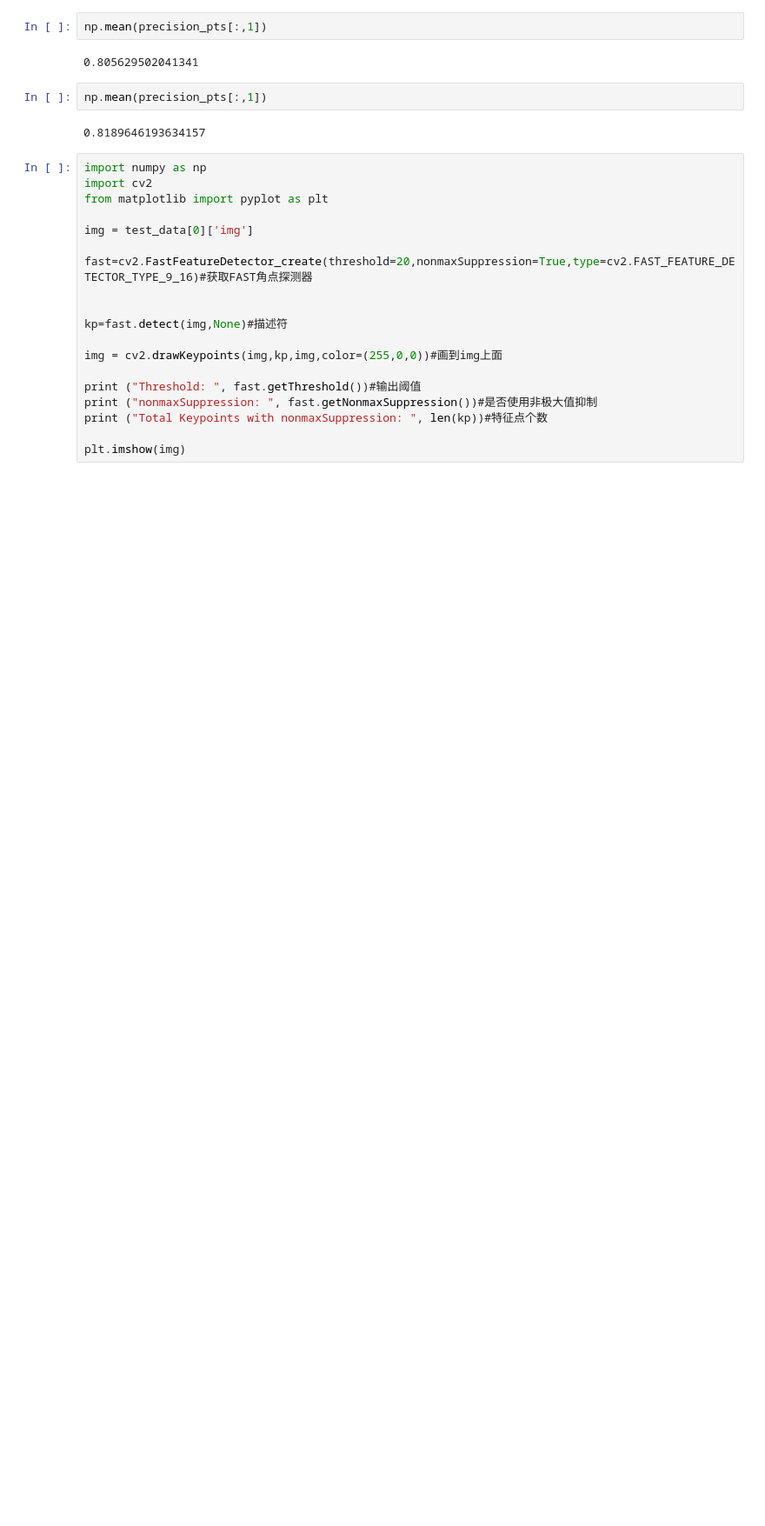
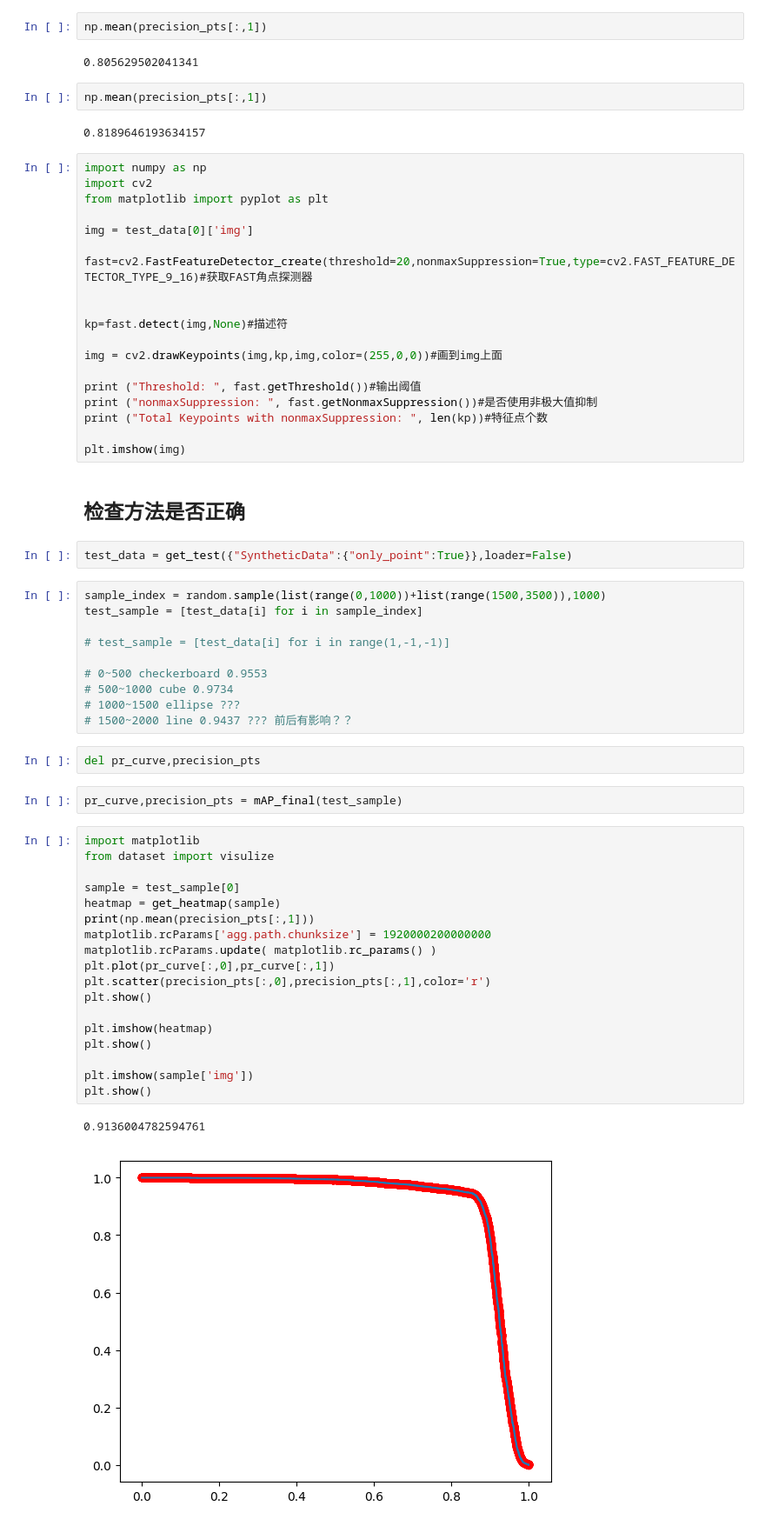
Before and after one commit to luo3300612/mySuperPoint, a Jupyter notebook: superpoint/ipy_notebook/magic_point_compare_to_traditional_method.ipynb, the cells around one changed output. Shown at 87% size. Cells and saved outputs as stored; diff of their text form; blank space fills up the shorter version.

```diff
--- a/superpoint/ipy_notebook/magic_point_compare_to_traditional_method.ipynb
+++ b/superpoint/ipy_notebook/magic_point_compare_to_traditional_method.ipynb
@@ -463,3 +469,42 @@ print ("nonmaxSuppression: ", fast.getNonmaxSuppression())#是否使用非极大
 print ("Total Keypoints with nonmaxSuppression: ", len(kp))#特征点个数
 
 plt.imshow(img)
+# %% [markdown]
+## 检查方法是否正确
+# %%
+test_data = get_test({"SyntheticData":{"only_point":True}},loader=False)
+# %%
+sample_index = random.sample(list(range(0,1000))+list(range(1500,3500)),1000)
+test_sample = [test_data[i] for i in sample_index]
+
+# test_sample = [test_data[i] for i in range(1,-1,-1)]
+
+# 0~500 checkerboard 0.9553
+# 500~1000 cube 0.9734
+# 1000~1500 ellipse ???
+# 1500~2000 line 0.9437 ??? 前后有影响？？
+# %%
+del pr_curve,precision_pts
+# %%
+pr_curve,precision_pts = mAP_final(test_sample)
+# %%
+import matplotlib
+from dataset import visulize
+
+sample = test_sample[0]
+heatmap = get_heatmap(sample)
+print(np.mean(precision_pts[:,1]))
+matplotlib.rcParams['agg.path.chunksize'] = 1920000200000000
+matplotlib.rcParams.update( matplotlib.rc_params() )
+plt.plot(pr_curve[:,0],pr_curve[:,1])
+plt.scatter(precision_pts[:,0],precision_pts[:,1],color='r')
+plt.show()
+
+plt.imshow(heatmap)
+plt.show()
+
+plt.imshow(sample['img'])
+plt.show()
+# %% [output]
+0.9136004782594761
+[figure, added]
```
Also changed, not shown: parts of 9 cells of this notebook, 1 other file.
